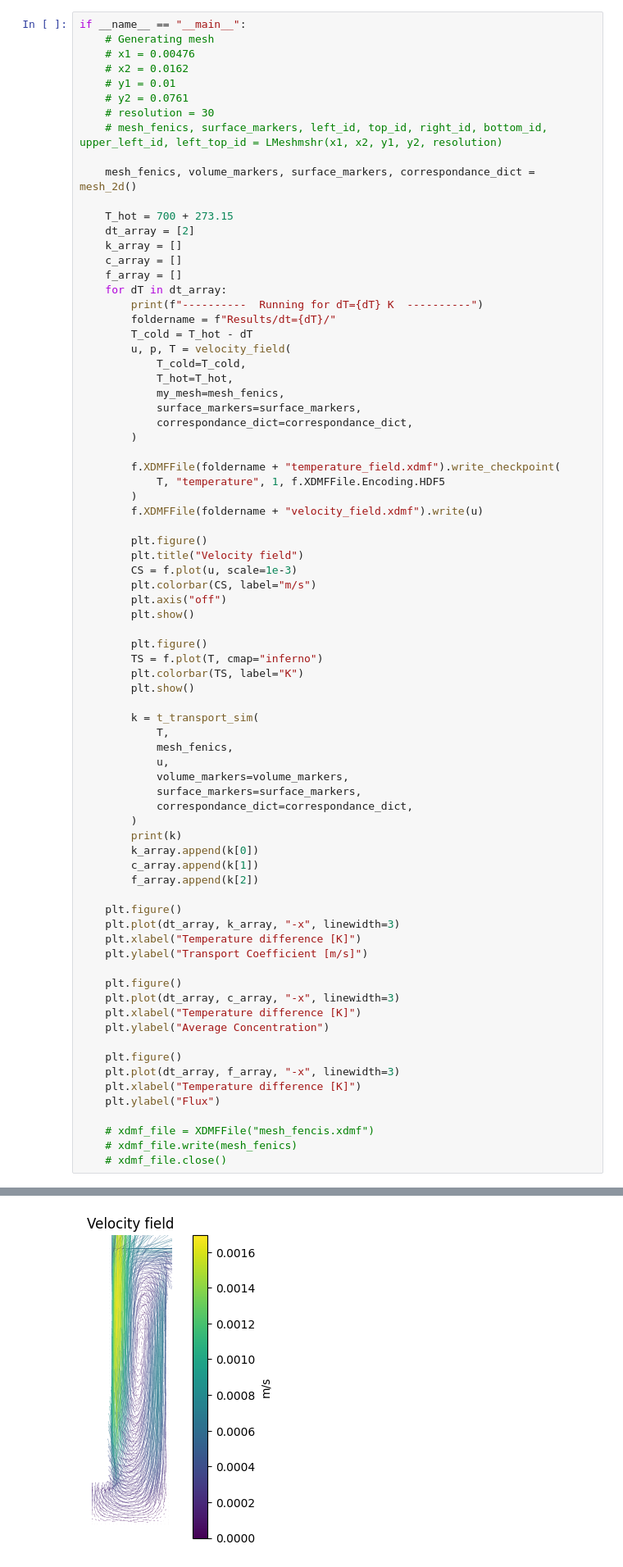
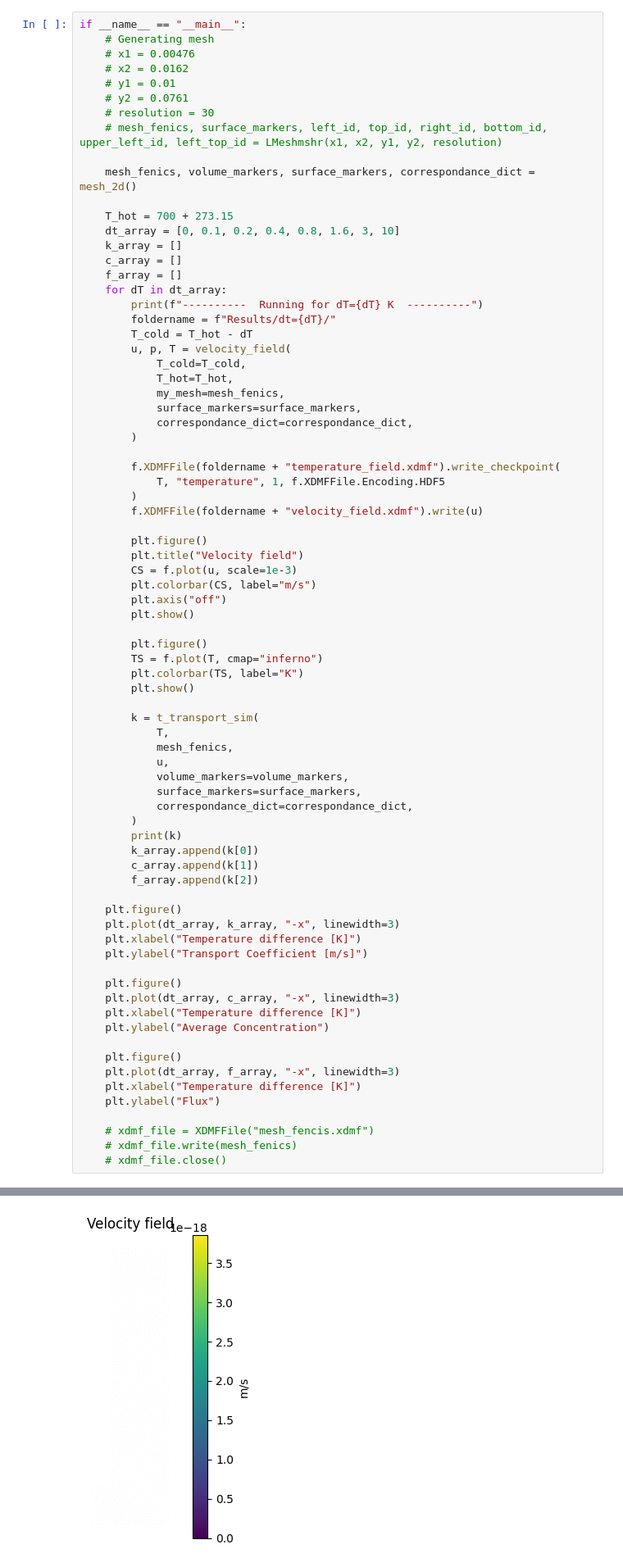
Before and after one commit to WeaverC20/LIBRADiff, a Jupyter notebook: BABY_2D_Simulation.ipynb, the cells around one changed output, grey strips where cells are left out. Shown at 82% size. Saved outputs shown, nothing was run; the diff lists cells and outputs as text.

```diff
--- a/BABY_2D_Simulation.ipynb
+++ b/BABY_2D_Simulation.ipynb
@@ -15,7 +15,7 @@ if __name__ == "__main__":
     mesh_fenics, volume_markers, surface_markers, correspondance_dict = mesh_2d()
 
     T_hot = 700 + 273.15
-    dt_array = [2]
+    dt_array = [0, 0.1, 0.2, 0.4, 0.8, 1.6, 3, 10]
     k_array = []
     c_array = []
     f_array = []
@@ -100,2 +88,2 @@ No Jacobian form specified for nonlinear variational problem.
 [figure]
-[figure, old version]
+[figure, new version]
```
Also changed, not shown: parts of 1 cell of this notebook.
